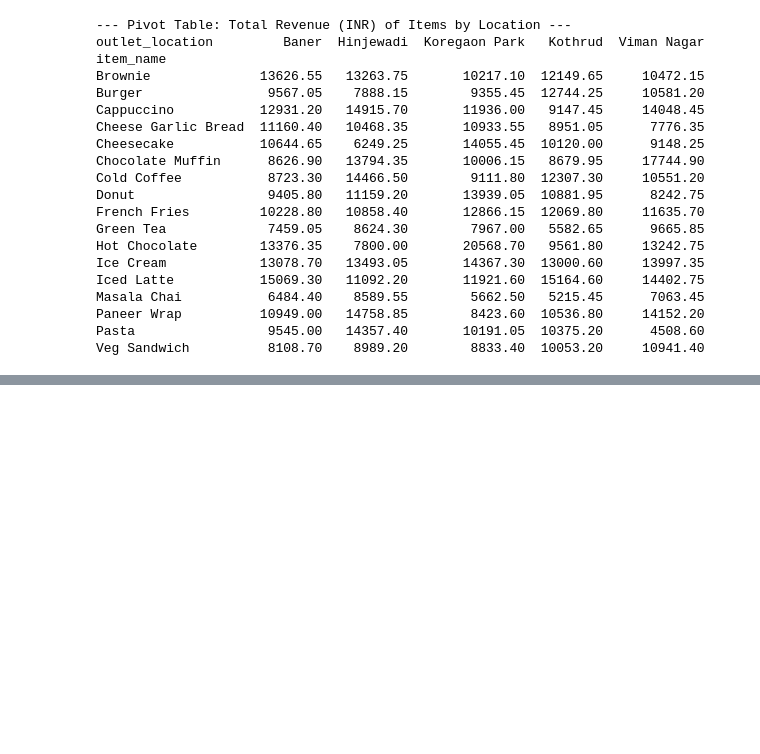
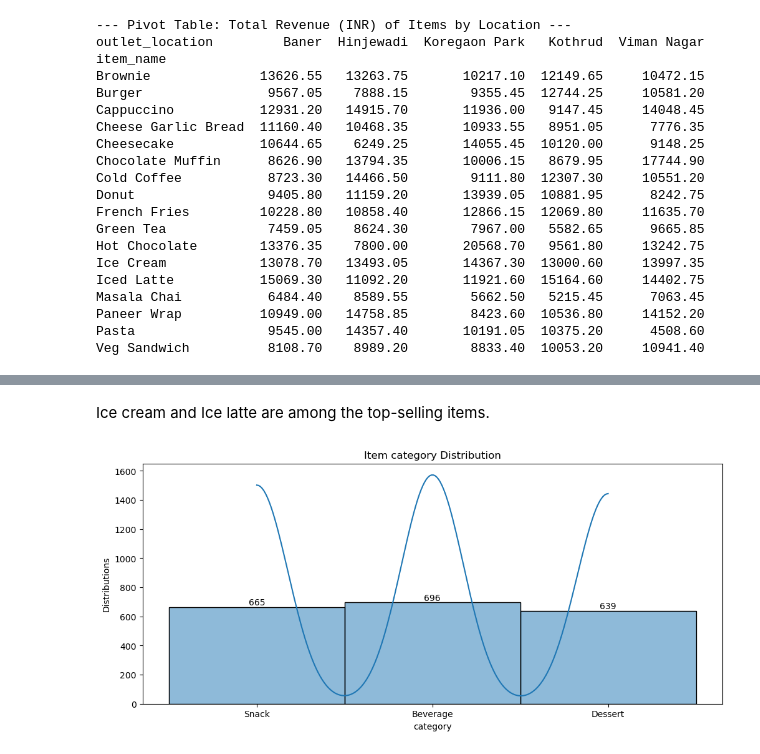
Before and after one commit to Mohini2815/Data-analysis-practice-projects, a Jupyter notebook: advanced_pune_cafe_sales_2000.ipynb, the cells around one changed output, grey strips where cells are left out. Drawn from its saved outputs; the diff is of its cells as text; code cells hidden in the pictures; blank space fills up the shorter version.

```diff
--- a/advanced_pune_cafe_sales_2000.ipynb
+++ b/advanced_pune_cafe_sales_2000.ipynb
@@ -569,0 +626,13 @@ Veg Sandwich          8108.70    8989.20        8833.40  10053.20     10941.40
+# %% [markdown]
+Ice cream and Ice latte are among the top-selling items.
+# %%
+plt.figure(figsize=(12,5))
+ax=sns.histplot(df['item_category'],bins=20,kde=True)
+for bars in ax.containers:
+    ax.bar_label(bars)
+plt.title('Item category Distribution')
+plt.xlabel('category')
+plt.ylabel('Distributions')
+plt.show()
+# %% [output]
+[figure, added]
```
Also changed, not shown: parts of 29 cells of this notebook.
